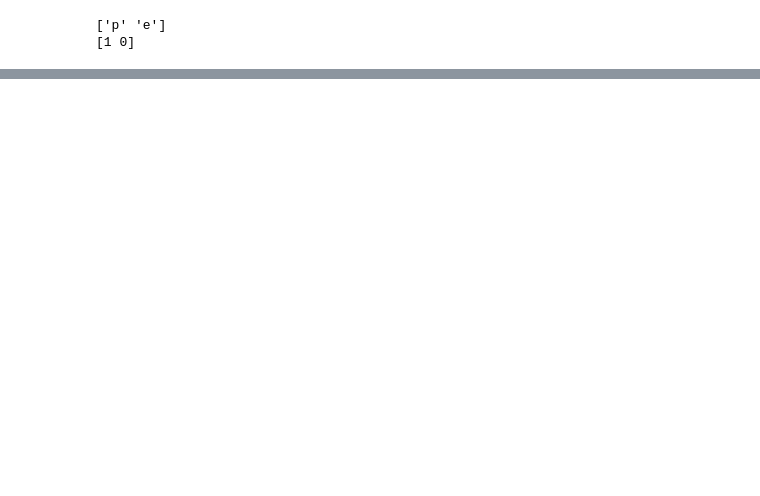
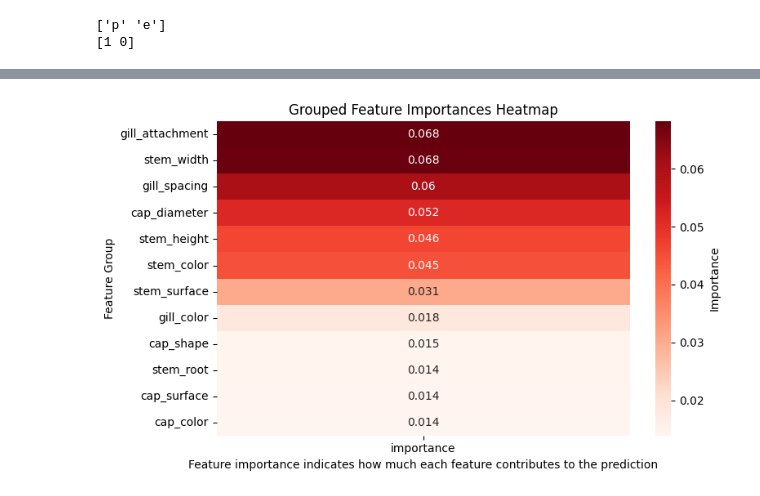
Before and after one commit to monserrj/NWB-hackathon, a Jupyter notebook: Shared_lab book.ipynb, the cells around one changed output, grey strips where cells are left out. Saved outputs shown, nothing was run; the diff lists cells and outputs as text; code cells hidden in the pictures; blank space fills up the shorter version.

Commit message:
shared lab book last update

```diff
--- a/Shared_lab book.ipynb
+++ b/Shared_lab book.ipynb
@@ -280,0 +284,33 @@ NameError: name 'RandomForestClassifier' is not defined
+# %%
+# Example df_feature_importances DataFrame with columns: 'feature' and 'importance'
+# Your feature names look like 'stem_color_52', 'gill_spacing_3', etc.
+
+# Step 1: Extract base feature names (everything before last underscore if numeric suffix exists)
+def extract_base_feature(name):
+    parts = name.rsplit('_', 1)
+    # If last part is a number, remove it to get base feature name
+    if parts[-1].isdigit():
+        return parts[0]
+    else:
+        return name
+
+df_feature_importances['base_feature'] = df_feature_importances['feature'].apply(extract_base_feature)
+
+# Step 2: Group by base feature and sum importances
+grouped_importance = df_feature_importances.groupby('base_feature')['importance'].sum().reset_index()
+
+# Step 3: Sort by importance descending
+grouped_importance = grouped_importance.sort_values('importance', ascending=False)
+
+# Step 4: Create heatmap data (reshape for heatmap, here just one column)
+heatmap_data = grouped_importance.set_index('base_feature')
+
+plt.figure(figsize=(8, max(4, len(heatmap_data) * 0.4)))
+sns.heatmap(heatmap_data, annot=True, cmap='Reds', cbar_kws={'label': 'Importance'})
+plt.title('Grouped Feature Importances Heatmap')
+plt.xlabel('Feature importance indicates how much each feature contributes to the prediction')
+plt.ylabel('Feature Group')
+plt.tight_layout()
+plt.show()
+# %% [output]
+[figure, added]
```
Also changed, not shown: parts of 13 cells of this notebook.
